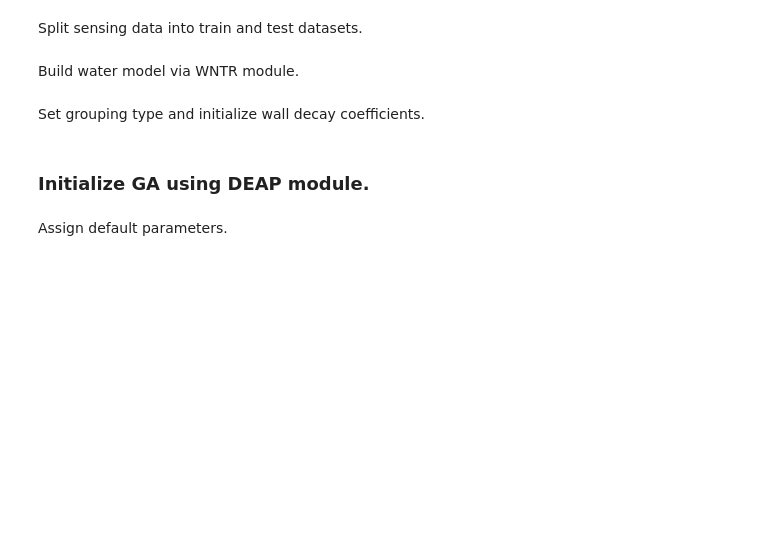
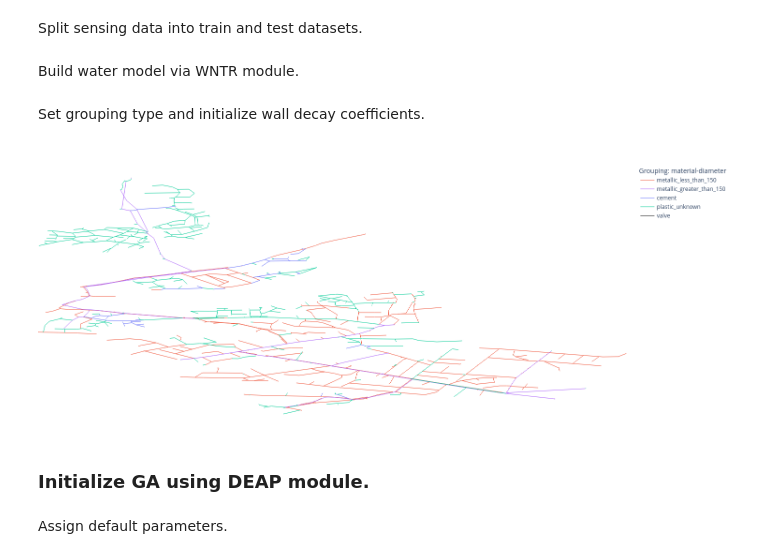
Before and after one commit to bradleywjenks/bayesian-wq-calibration, a Jupyter notebook: notebooks/02-GA-model-calibration.ipynb, the cells around one changed output. Drawn from its saved outputs; the diff is of its cells as text; code cells hidden in the pictures; blank space fills up the shorter version.

Commit message:
added wall grouping plot

```diff
--- a/notebooks/02-GA-model-calibration.ipynb
+++ b/notebooks/02-GA-model-calibration.ipynb
@@ -55,18 +56,22 @@ wn_train = build_model(flow_df[flow_df['datetime'].isin(train_datetime)], pressu
 # %% [markdown]
 Set grouping type and initialize wall decay coefficients.
 # %%
-grouping = 'material'
+grouping = 'material-diameter'
 wall_coeffs_ub = -5.0
 wall_coeffs_lb = 0.0
 
 if grouping == 'single':
     n_coeffs = 1
 elif grouping == 'material':
     n_coeffs = 3
 elif grouping == 'material-diameter':
+    n_coeffs = 4
+elif grouping == 'roughness':
     n_coeffs = 6
-elif grouping == 'roughness':
-    n_coeffs = 8
+
+plot_network(grouping=grouping)
+# %% [output]
+[figure, added]
 # %% [markdown]
 ### Initialize GA using DEAP module.
 # %% [markdown]
```
Also changed, not shown: parts of 5 cells of this notebook, 4 other files.
